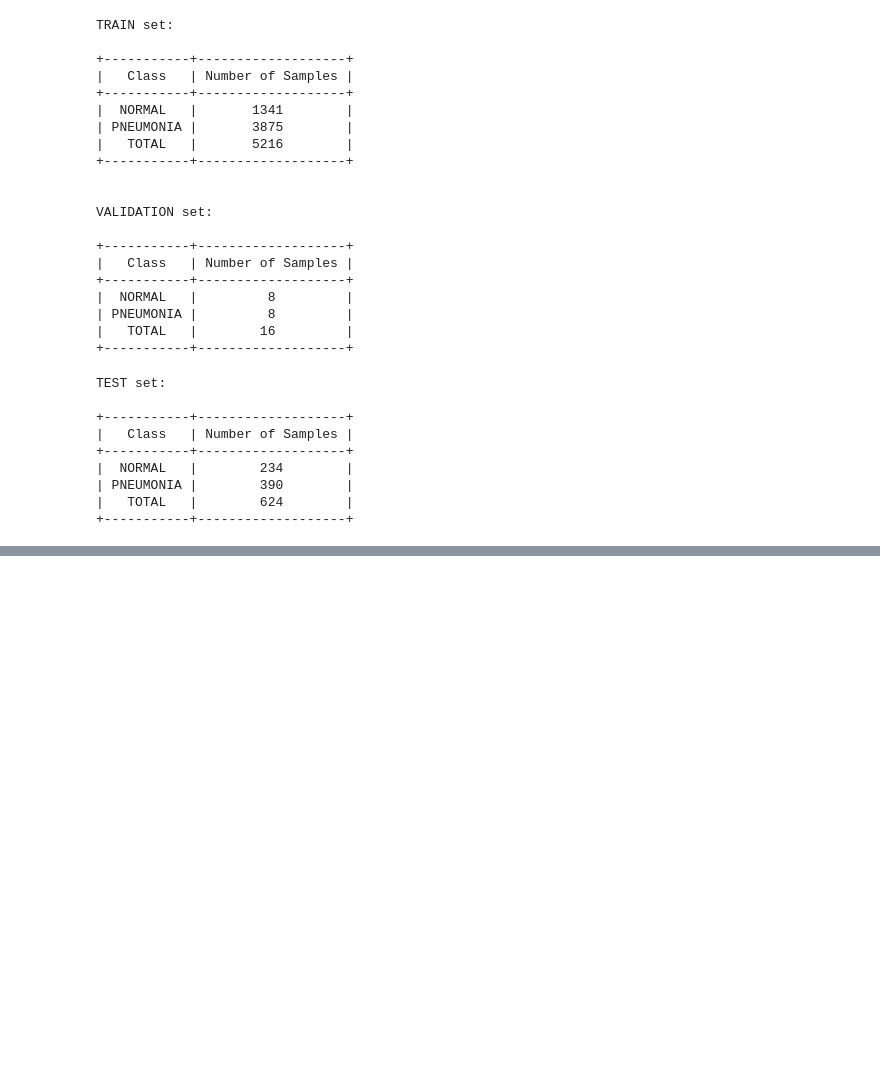
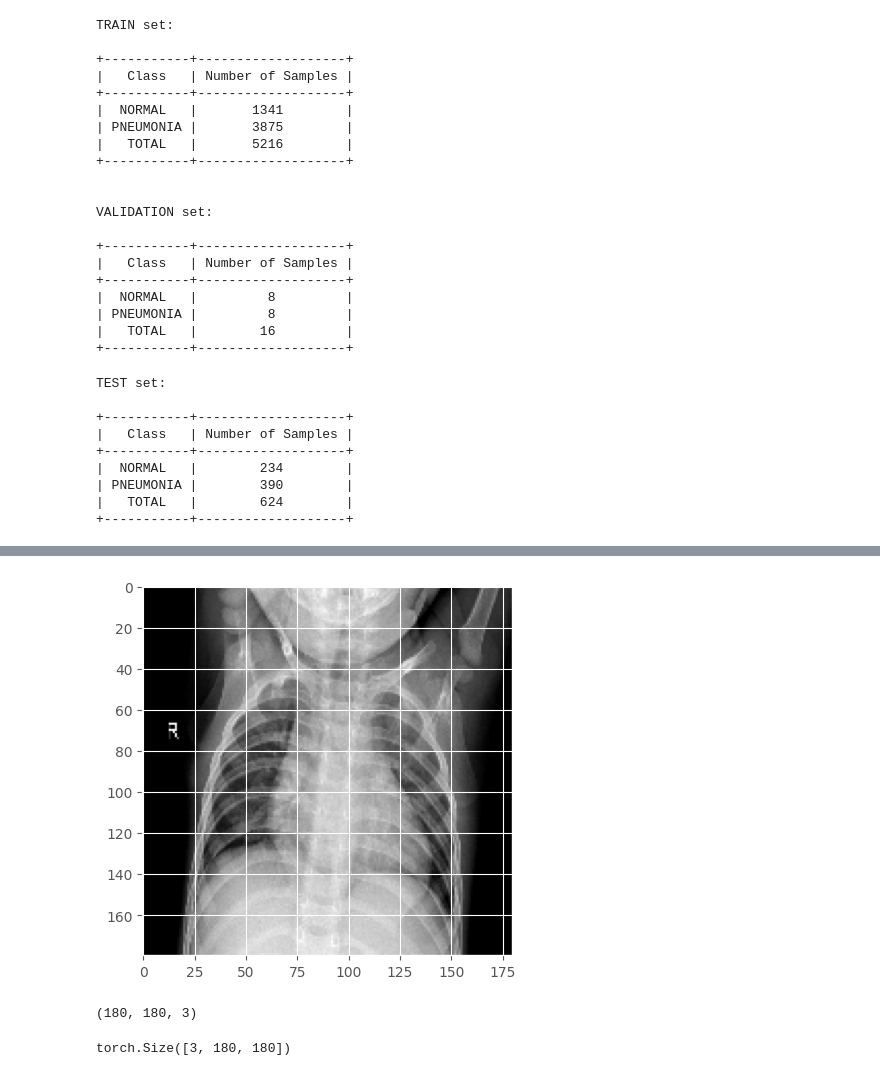
Before and after one commit to dissgod99/Chest-XRay-CNN-Project, a Jupyter notebook: data-visualization.ipynb, the cells around one changed output, grey strips where cells are left out. Drawn from its saved outputs; the diff is of its cells as text; code cells hidden in the pictures; blank space fills up the shorter version.

Commit message:
Implement transform function

```diff
--- a/data-visualization.ipynb
+++ b/data-visualization.ipynb
@@ -146,0 +149,16 @@ plot_examples(path=TRAIN_DIR, folder="PNEUMONIA/")
+# %%
+train_images_normal = os.listdir(path=TRAIN_DIR+"NORMAL/")
+train_images_pneumonia = os.listdir(path=TRAIN_DIR+"PNEUMONIA/")
+train_images_total = train_images_normal + train_images_pneumonia
+# %%
+IMAGE_SIZE = 180
+img = cv2.imread(TRAIN_DIR+"NORMAL/"+train_images_normal[60])
+resized_img = cv2.resize(img, (IMAGE_SIZE, IMAGE_SIZE))
+plt.imshow(resized_img)
+plt.show()
+# %% [output]
+[figure, added]
+# %%
+resized_img.shape
+# %% [output]
+(180, 180, 3)
@@ -146,0 +173,4 @@ plot_examples(path=TRAIN_DIR, folder="PNEUMONIA/")
+# %%
+transformed_image.shape
+# %% [output]
+torch.Size([3, 180, 180])
```
Also changed, not shown: parts of 9 cells of this notebook.
